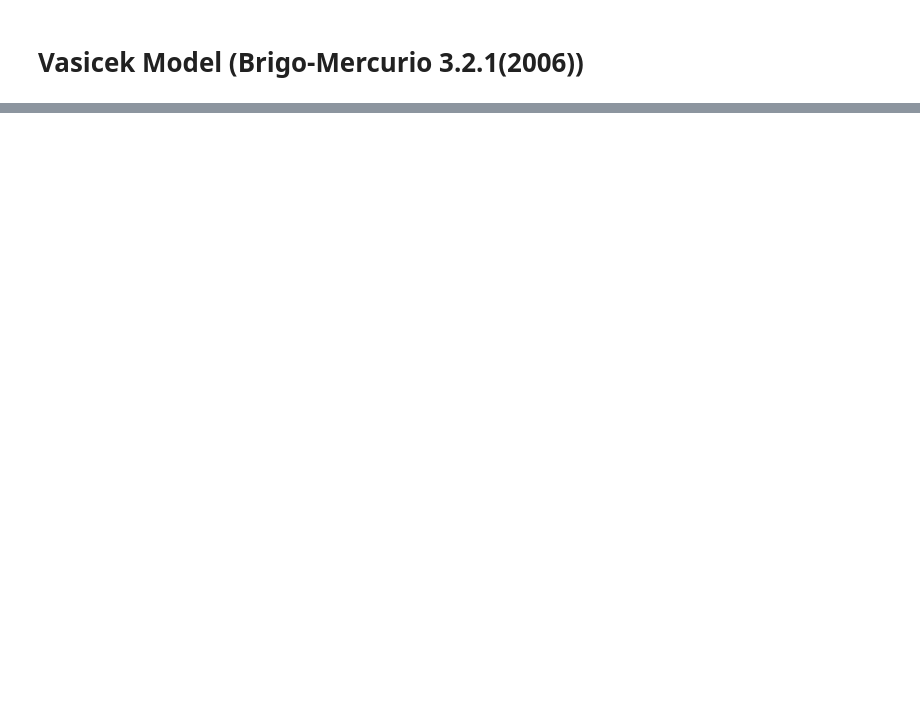
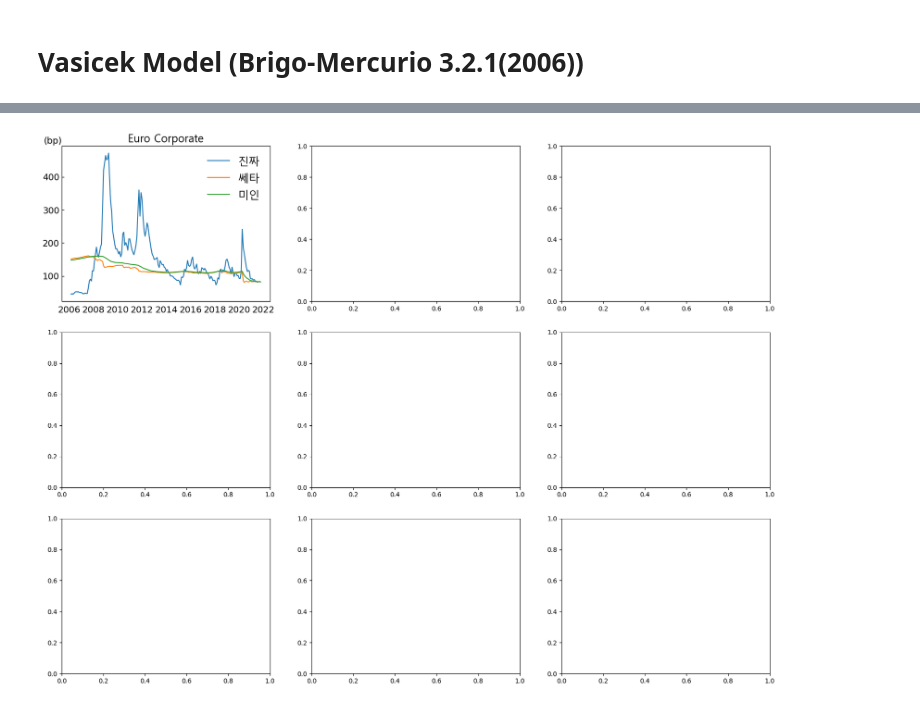
Before and after one commit to colinky/financial_model, a Jupyter notebook: interest_rate_model.ipynb, the cells around one changed output, grey strips where cells are left out. Drawn from its saved outputs; the diff is of its cells as text; code cells hidden in the pictures; blank space fills up the shorter version.

```diff
--- a/interest_rate_model.ipynb
+++ b/interest_rate_model.ipynb
@@ -52,0 +87,43 @@ plt.show()
+# %%
+eu = [[],[]]
+for wdw in range(1, cols):
+    n = cols - wdw
+    col_eucorp = df_spread.columns.get_loc('Euro Corporate')
+    col_eucorp_lag = df_spread.columns.get_loc('lagged Euro Corporate')
+    sum_eucorp_paced = df_spread.iloc[wdw:cols,col_eucorp].sum()
+    mean_eucorp_paced = df_spread.iloc[wdw:cols,col_eucorp].mean()
+    sum_eucorp_lagged = df_spread.iloc[wdw:cols,col_eucorp_lag].sum()
+    sum_eucorp_lagged_squares = (df_spread.iloc[wdw:cols,col_eucorp_lag]**2).sum()
+    sum_eucorp_paced_lagged = (df_spread.iloc[wdw:cols,col_eucorp]*df_spread.iloc[wdw:cols,col_eucorp_lag]).sum()
+    alpha_hat_eucorp = (n * sum_eucorp_paced_lagged - sum_eucorp_paced * sum_eucorp_lagged) / (n * sum_eucorp_lagged_squares - sum_eucorp_lagged ** 2)
+    beta_hat_eucorp = (sum_eucorp_paced - alpha_hat_eucorp * sum_eucorp_lagged) / (n * (1 - alpha_hat_eucorp))
+    v_square_hat = 1/n * ((df_spread.iloc[1:cols,col_eucorp] - alpha_hat_eucorp * df_spread.iloc[1:cols,col_eucorp] - beta_hat_eucorp * (1 - alpha_hat_eucorp)) ** 2).sum()
+    a = np.log(alpha_hat_eucorp)/(-d)
+    b = beta_hat_eucorp * a
+    sigma_eucorp = np.sqrt(2 * a * v_square_hat/(1-alpha_hat_eucorp**2))
+    kappa_eucorp = a
+    theta_eucorp = beta_hat_eucorp
+    eucorp[0].append(theta_eucorp)
+    eucorp[1].append(mean_eucorp_paced)
+# print(f'{df_spread.columns[col_eucorp]}) mean from data: {mean_eucorp_paced:.4f}')
+# print(f'{df_spread.columns[col_eucorp]}) mean-reversion speed: {kappa_eucorp:.4f}, long-term mean: {theta_eucorp:.4f}, volatility: {sigma_eucorp:.4f}')
+# %%
+import matplotlib.pyplot as plt
+
+fontsize=14
+date2num = mpl.dates.date2num(df_spread['date'])
+mpl.rcParams.update(mpl.rcParamsDefault)
+fig, axs = plt.subplots(3, 3, figsize=(20,15))
+
+axs[0, 0].set_title(df_spread.columns[col_eucorp], fontsize=fontsize, font=mlgn)
+axs[0, 0].plot(df_spread['date'][1:cols], df_spread.iloc[1:cols,col_eucorp], label='진짜')
+axs[0, 0].plot(df_spread['date'][1:cols], eucorp[0], label='쎄타')
+axs[0, 0].plot(df_spread['date'][1:cols], eucorp[1], label='미인')
+axs[0, 0].tick_params(axis='x', bottom=False, labelsize=fontsize)
+axs[0, 0].tick_params(axis='y', direction='in', labelsize=fontsize)
+axs[0, 0].legend(loc='best',frameon=False, prop=mlgn)
+axs[0, 0].text(date2num[0] - 800, 500, '(bp)', fontsize=fontsize)
+
+plt.show()
+# %% [output]
+[figure, added]
```
Also changed, not shown: parts of 10 cells of this notebook.
